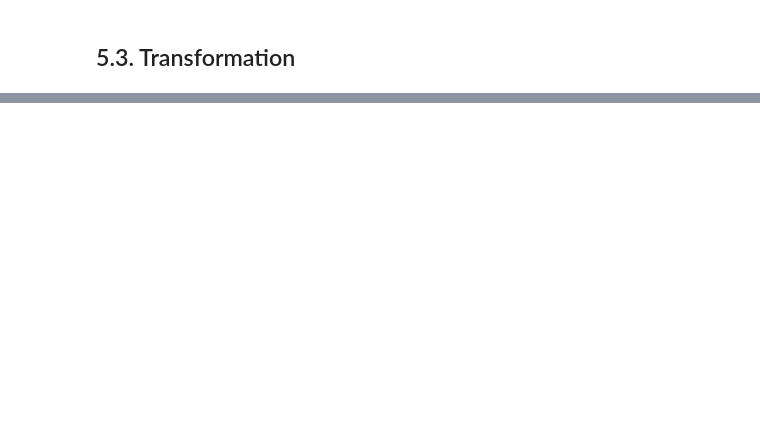
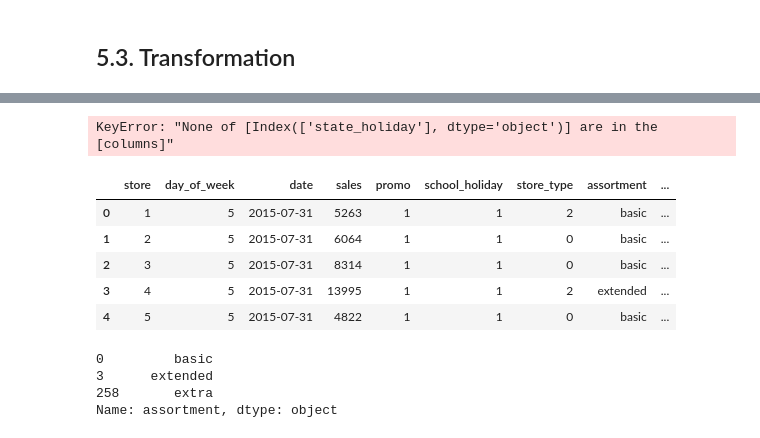
Before and after one commit to luana-afonso/DataScience-Em-Producao, a Jupyter notebook: m05_v01_store_sales_prediction.ipynb, the cells around one changed output, grey strips where cells are left out. Drawn from its saved outputs; the diff is of its cells as text; code cells hidden in the pictures; blank space fills up the shorter version.

```diff
--- a/m05_v01_store_sales_prediction.ipynb
+++ b/m05_v01_store_sales_prediction.ipynb
@@ -1691,0 +1703,41 @@ Agora temos os mesmos dados de "competition_distance" no mesmo shape que antes m
+# %%
+# Variáveis categóricas:
+
+# state_holiday
+# é um estado! momentos que o comportamento muda...
+# Vamos usar o One Hot Encoding
+
+#df5 = pd.get_dummies( df5, prefix=["state_holiday"], columns=["state_holiday"] )
+df5 = pd.get_dummies( df5, prefix=['state_holiday'], columns=['state_holiday'] )
+df5.head()
+# %% [output]
+KeyError: "None of [Index(['state_holiday'], dtype='object')] are in the [columns]"
+# %%
+# store_type
+# a,b,c mas nao tem uma relação entre elas que saibamos, então vamos usar a label
+# Primeiro instanciamos a classe Label Encoder
+# fit_transform é um metodo que calcula e ja aplica a formula
+# trocamos as letras por numeros, basicamente
+
+le = LabelEncoder()
+
+df5["store_type"] = le.fit_transform( df5["store_type"] )
+# %%
+df5.head()
+# %% [output]
+|  | store | day_of_week | date | sales | promo | school_holiday | store_type | assortment | ... |
+| 0 | 1 | 5 | 2015-07-31 | 5263 | 1 | 1 | 2 | basic | ... |
+| 1 | 2 | 5 | 2015-07-31 | 6064 | 1 | 1 | 0 | basic | ... |
+| 2 | 3 | 5 | 2015-07-31 | 8314 | 1 | 1 | 0 | basic | ... |
+| 3 | 4 | 5 | 2015-07-31 | 13995 | 1 | 1 | 2 | extended | ... |
+| 4 | 5 | 5 | 2015-07-31 | 4822 | 1 | 1 | 0 | basic | ... |
+# %%
+# assortment
+# Temos um certo tipo de hierarquia
+# Encoding do tipo ordinal
+df5["assortment"].drop_duplicates()
+# %% [output]
+0         basic
+3      extended
+258       extra
+Name: assortment, dtype: object
```
Also changed, not shown: parts of 23 cells of this notebook.
